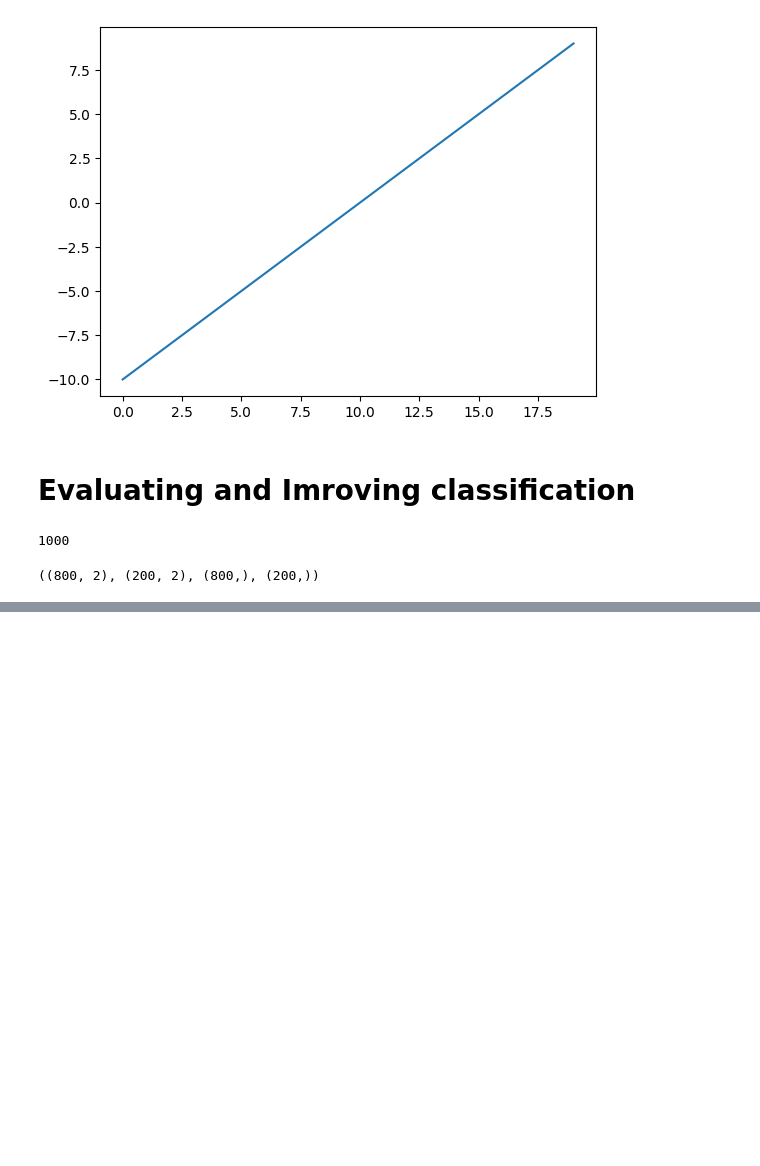
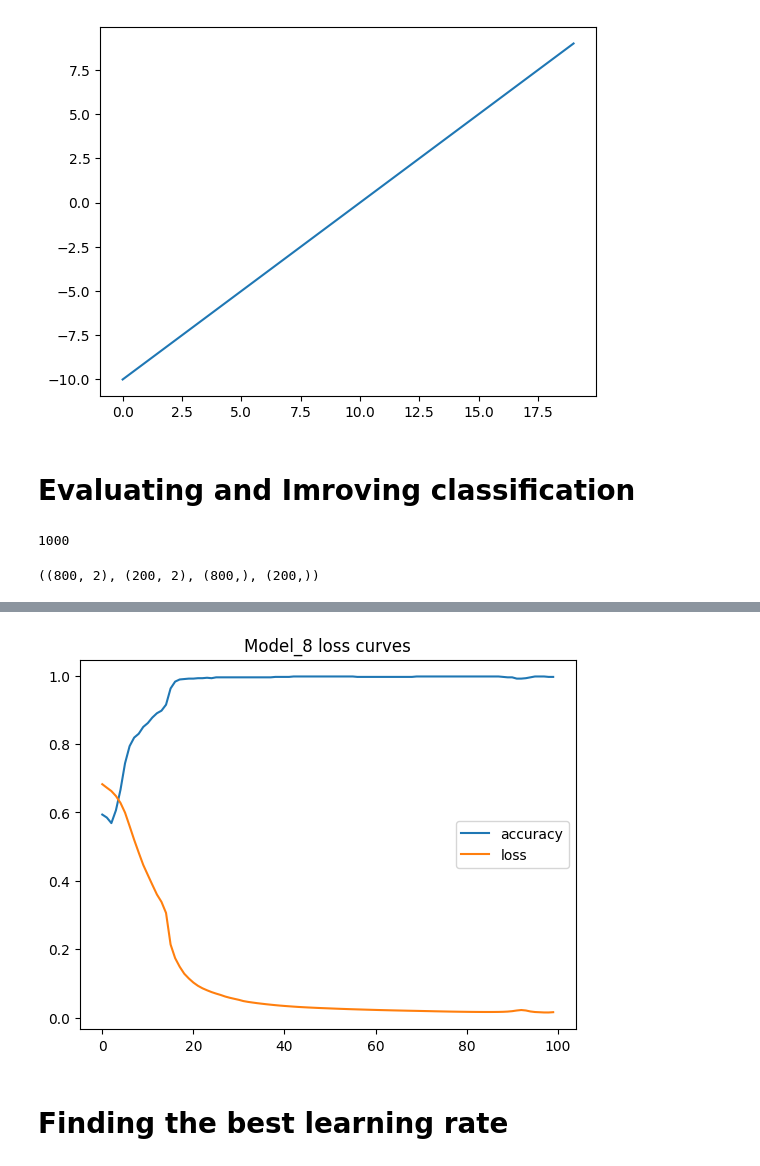
Before and after one commit to Zuhair0000/tensorflow_bootcamp, a Jupyter notebook: 02_neural_network_classification.ipynb, the cells around one changed output, grey strips where cells are left out. Cells and saved outputs as stored; diff of their text form; code cells hidden in the pictures; blank space fills up the shorter version.

```diff
--- a/02_neural_network_classification.ipynb
+++ b/02_neural_network_classification.ipynb
@@ -509,0 +526,8 @@ Doing binary classification
+# %%
+pd.DataFrame(history.history).plot()
+plt.title("Model_8 loss curves")
+plt.show()
+# %% [output]
+[figure, added]
+# %% [markdown]
+# Finding the best learning rate
```
Also changed, not shown: parts of 23 cells of this notebook.
